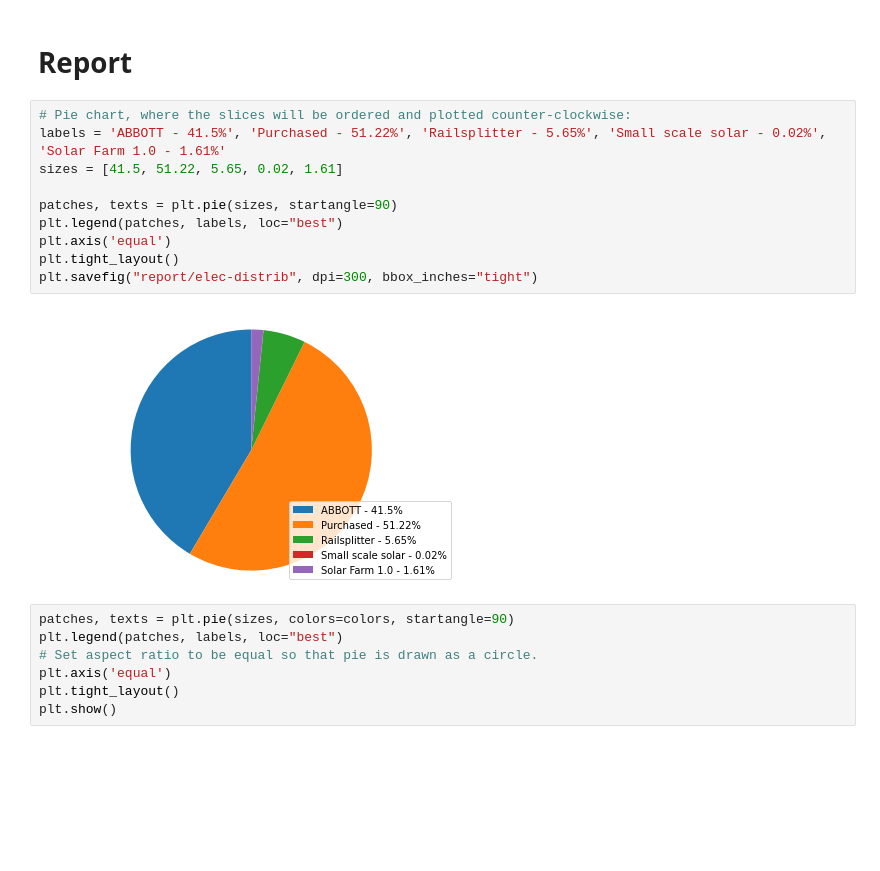
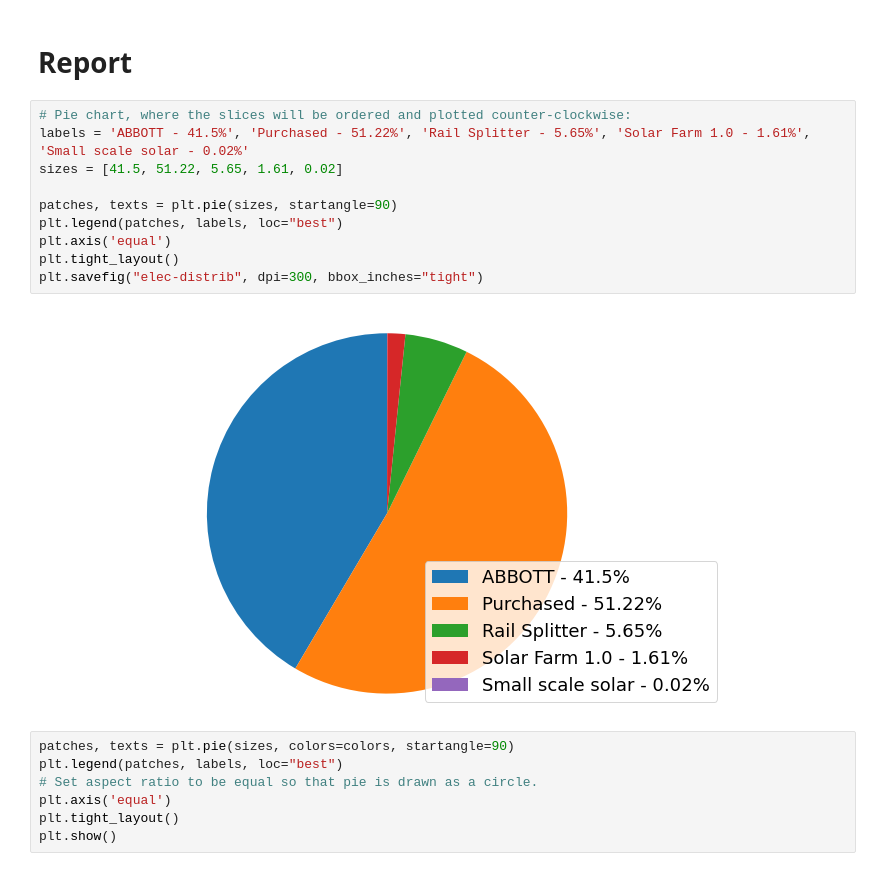
Before and after one commit to robfairh/uiuc-grid, a Jupyter notebook: alternative-summer.ipynb, the cells around one changed output. Drawn from its saved outputs; the diff is of its cells as text; blank space fills up the shorter version.

```diff
--- a/alternative-summer.ipynb
+++ b/alternative-summer.ipynb
@@ -14,16 +14,16 @@ plt.rc('font', size=18)
 # Report
 # %%
 # Pie chart, where the slices will be ordered and plotted counter-clockwise:
-labels = 'ABBOTT - 41.5%', 'Purchased - 51.22%', 'Railsplitter - 5.65%', 'Small scale solar - 0.02%', 'Solar Farm 1.0 - 1.61%'
-sizes = [41.5, 51.22, 5.65, 0.02, 1.61]
+labels = 'ABBOTT - 41.5%', 'Purchased - 51.22%', 'Rail Splitter - 5.65%', 'Solar Farm 1.0 - 1.61%', 'Small scale solar - 0.02%'
+sizes = [41.5, 51.22, 5.65, 1.61, 0.02]
 
 patches, texts = plt.pie(sizes, startangle=90)
 plt.legend(patches, labels, loc="best")
 plt.axis('equal')
 plt.tight_layout()
-plt.savefig("report/elec-distrib", dpi=300, bbox_inches="tight")
+plt.savefig("elec-distrib", dpi=300, bbox_inches="tight")
 # %% [output]
-[figure, old version]
+[figure, new version]
 # %%
 patches, texts = plt.pie(sizes, colors=colors, startangle=90)
 plt.legend(patches, labels, loc="best")
```
Also changed, not shown: 4 other files.
